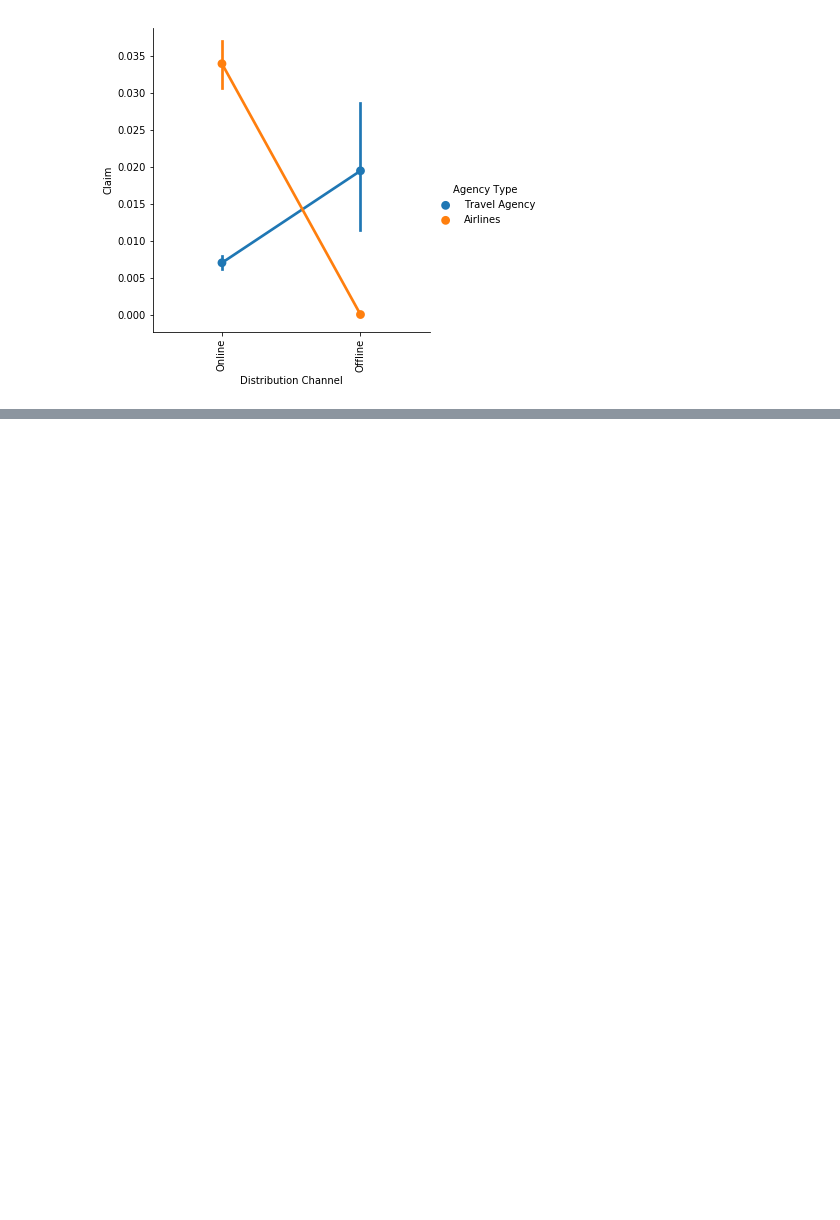
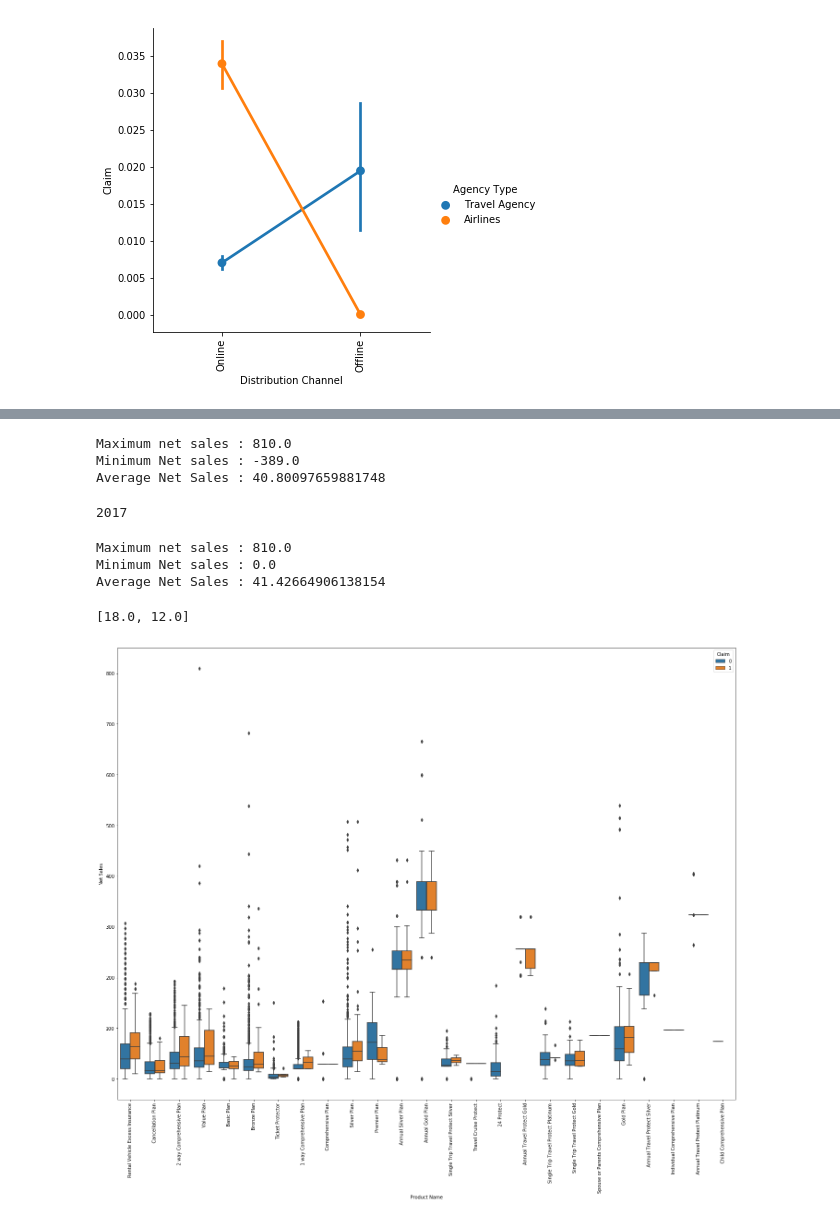
Before and after one commit to sosagago/Are-you-sure-to-Insure-, a Jupyter notebook: Insurer.ipynb, the cells around one changed output, grey strips where cells are left out. Saved outputs shown, nothing was run; the diff lists cells and outputs as text; code cells hidden in the pictures; blank space fills up the shorter version.

```diff
--- a/Insurer.ipynb
+++ b/Insurer.ipynb
@@ -181,3 +181,39 @@ pd.crosstab([df['Distribution Channel'],df['Agency Type'],df['Claim']],df['Produ
 |  | Travel Agency | 0 | 2638 | 10320 | 0 | ... |
 |  |  | 1 | 6 | 108 | 0 | ... |
 | All |  |  | 2648 | 10482 | 199 | ... |
+# %%
+print('Maximum net sales :',df['Net Sales'].max())
+print('Minimum Net sales :',df['Net Sales'].min())
+print('Average Net Sales :',df['Net Sales'].mean())
+# %% [output]
+Maximum net sales : 810.0
+Minimum Net sales : -389.0
+Average Net Sales : 40.80097659881748
+# %%
+#sum(n == 0 for n in df['Net Sales'])
+df['Net Sales'][df['Net Sales'] < 0] = 0
+# %% [output]
+2017
+# %%
+print('Maximum net sales :',df['Net Sales'].max())
+print('Minimum Net sales :',df['Net Sales'].min())
+print('Average Net Sales :',df['Net Sales'].mean())
+# %% [output]
+Maximum net sales : 810.0
+Minimum Net sales : 0.0
+Average Net Sales : 41.42664906138154
+# %%
+
+fig_size = plt.rcParams["figure.figsize"]
+print(fig_size)
+
+fig_size[0] = 24
+fig_size[1] = 18
+plt.rcParams["figure.figsize"] = fig_size
+
+sns.boxplot(x = 'Product Name', y = 'Net Sales',hue='Claim' ,data = df)
+plt.xticks(rotation= 90)
+plt.show()
+# %% [output]
+[18.0, 12.0]
+[figure, added]
```
Also changed, not shown: parts of 1 cell of this notebook.
